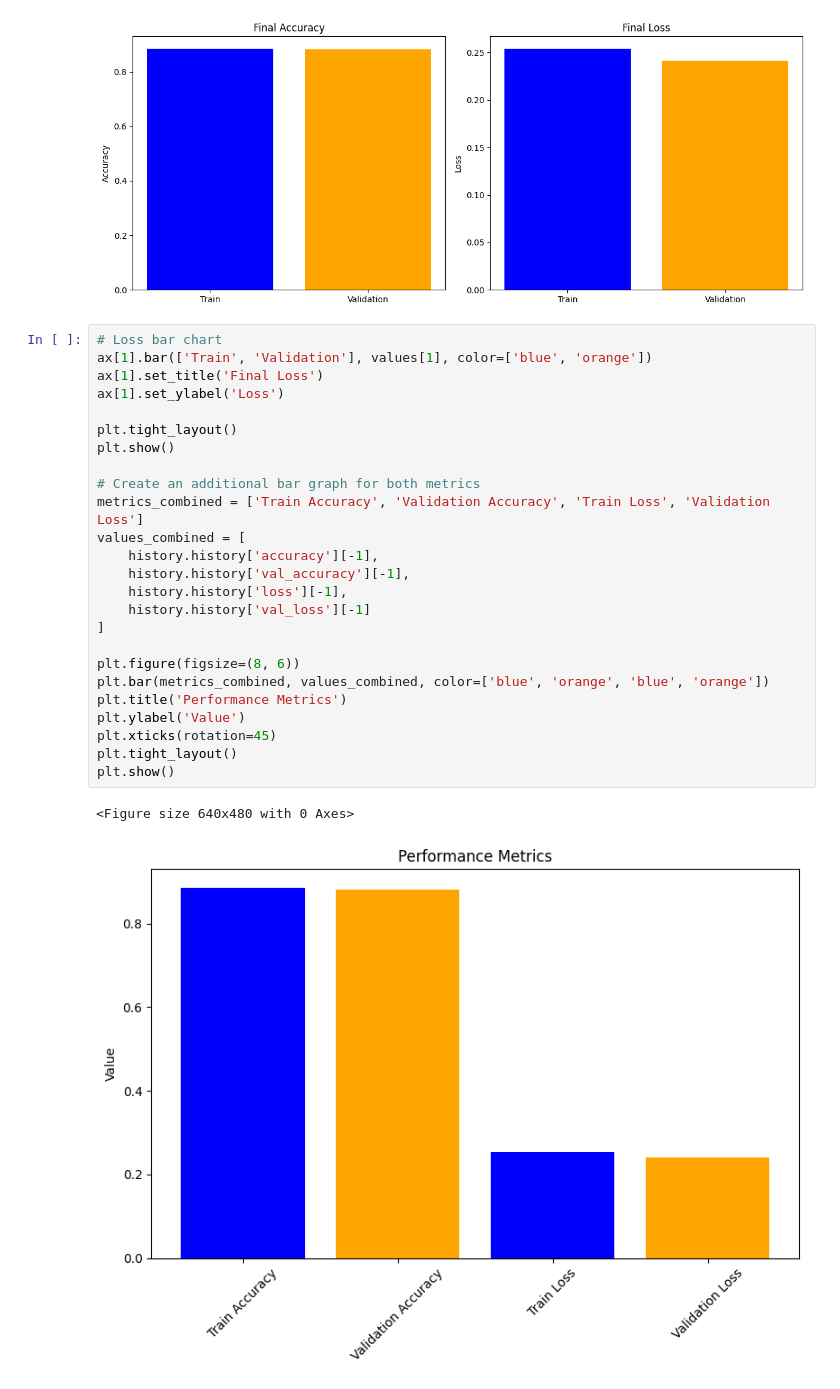
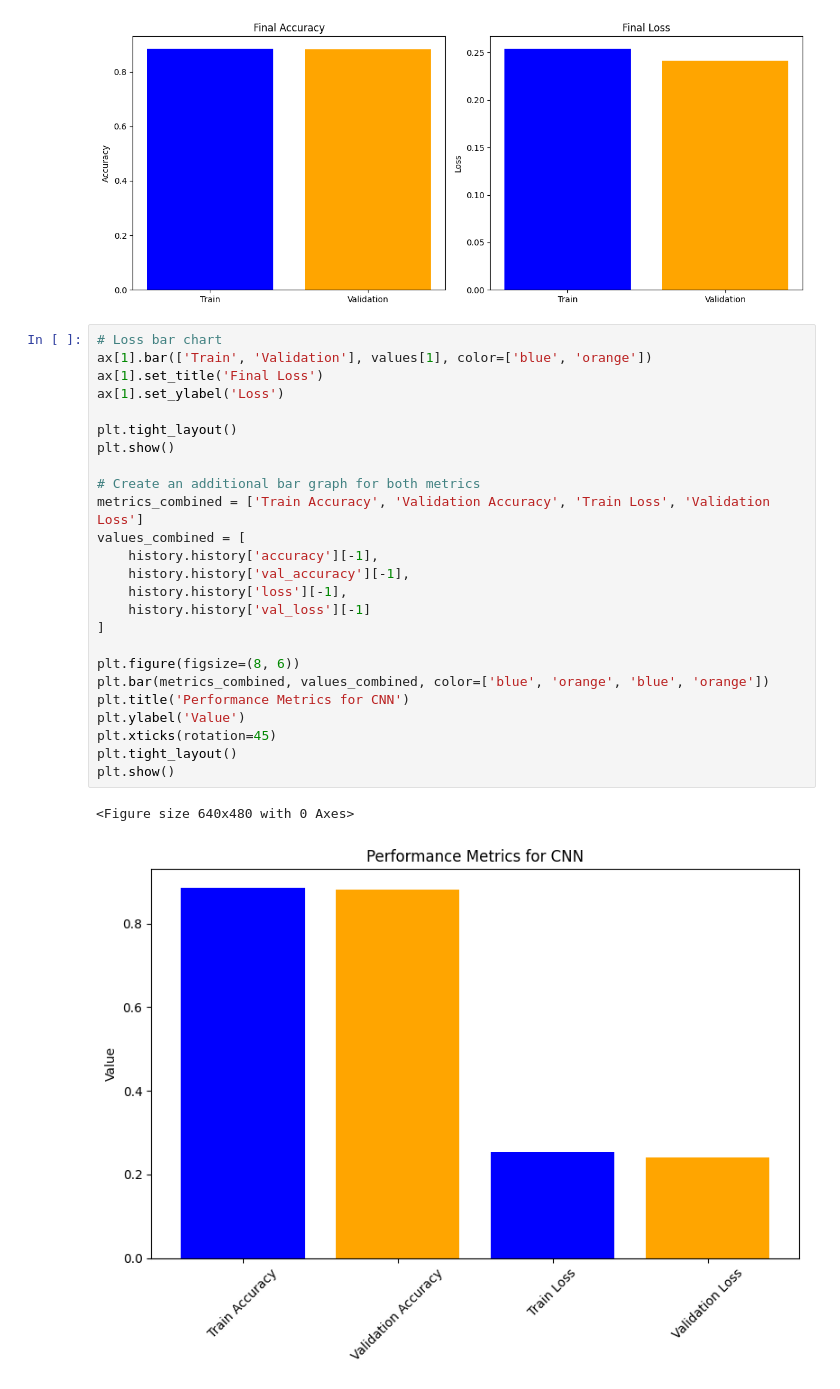
Before and after one commit to BabinRV/Dissertation, a Jupyter notebook: Dissertation_TD_and_IR.ipynb, the cells around one changed output. Drawn from its saved outputs; the diff is of its cells as text.

```diff
--- a/Dissertation_TD_and_IR.ipynb
+++ b/Dissertation_TD_and_IR.ipynb
@@ -515,28 +515,28 @@ plt.show()
 # %%
 # Loss bar chart
 ax[1].bar(['Train', 'Validation'], values[1], color=['blue', 'orange'])
 ax[1].set_title('Final Loss')
 ax[1].set_ylabel('Loss')
 
 plt.tight_layout()
 plt.show()
 
 # Create an additional bar graph for both metrics
 metrics_combined = ['Train Accuracy', 'Validation Accuracy', 'Train Loss', 'Validation Loss']
 values_combined = [
     history.history['accuracy'][-1],
     history.history['val_accuracy'][-1],
     history.history['loss'][-1],
     history.history['val_loss'][-1]
 ]
 
 plt.figure(figsize=(8, 6))
 plt.bar(metrics_combined, values_combined, color=['blue', 'orange', 'blue', 'orange'])
-plt.title('Performance Metrics')
+plt.title('Performance Metrics for CNN')
 plt.ylabel('Value')
 plt.xticks(rotation=45)
 plt.tight_layout()
 plt.show()
 # %% [output]
 <Figure size 640x480 with 0 Axes>
-[figure, old version]
+[figure, new version]
```
